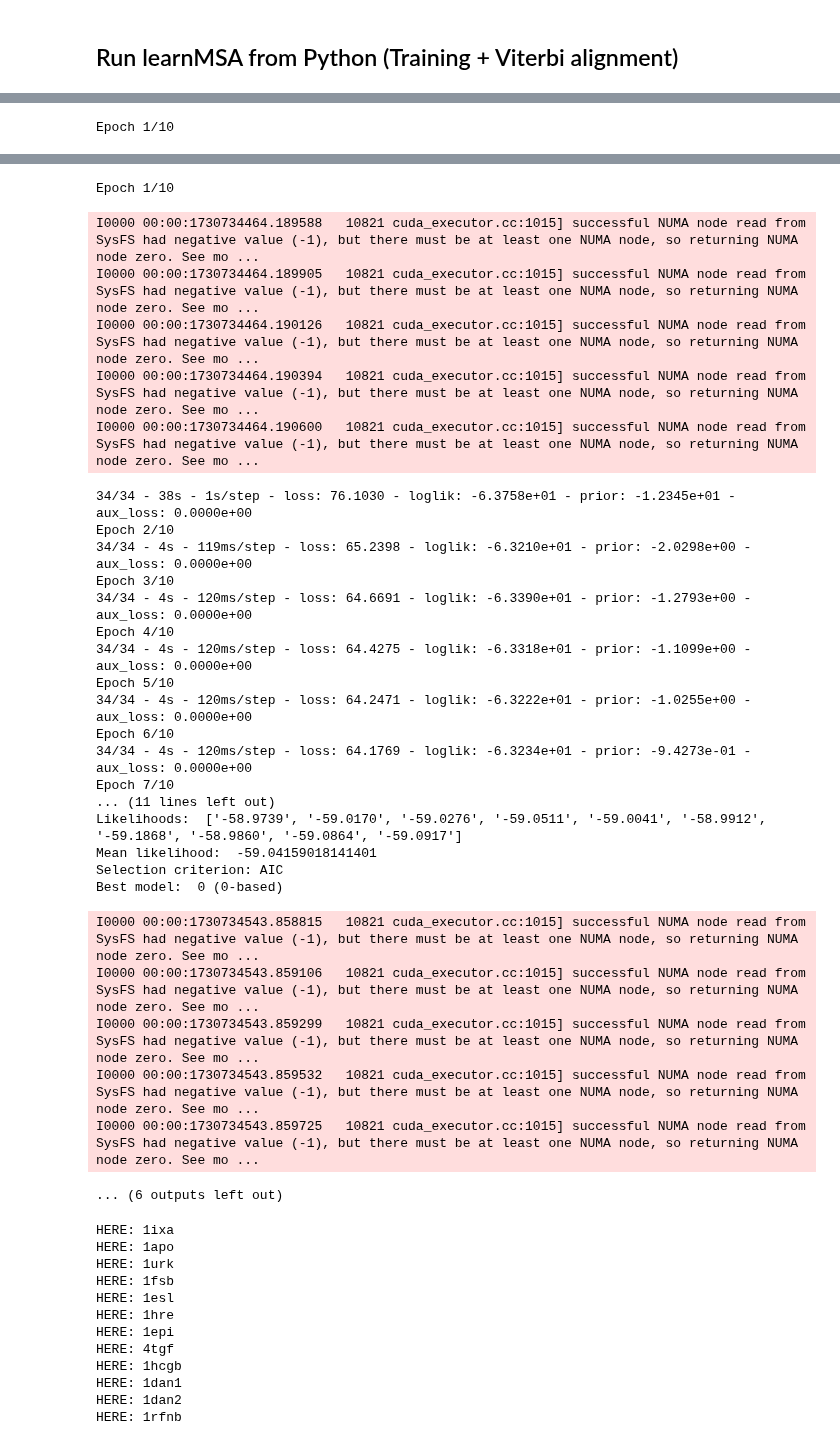
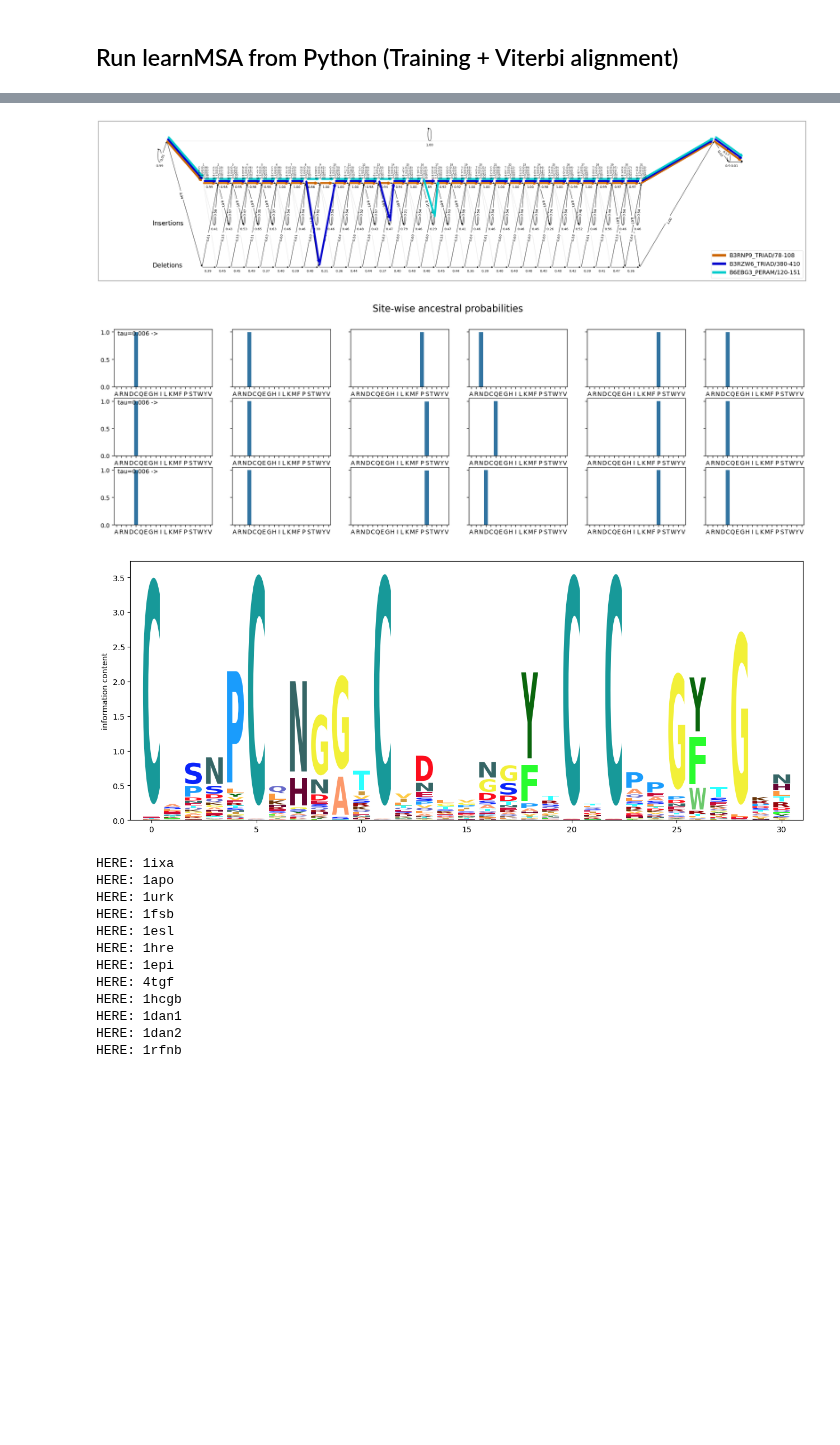
Before and after one commit to Gaius-Augustus/learnMSA, a Jupyter notebook: learnMSA_demo.ipynb, the cells around one changed output, grey strips where cells are left out. Cells and saved outputs as stored; diff of their text form; code cells hidden in the pictures; blank space fills up the shorter version.

```diff
--- a/learnMSA_demo.ipynb
+++ b/learnMSA_demo.ipynb
@@ -54,7 +42,6 @@ out_filename = "test/data/interactive.alignment.fasta"
 config = Configuration.make_default(num_models)
 with SequenceDataset(train_filename, fmt="fasta") as data:
     config["crop_long_seqs"] = int(np.ceil(2 * np.mean(data.seq_lens))) #comment out to disable cropping
-    config["max_surgery_runs"] = 2
     alignment_model = Align.run_learnMSA(data,
                                         out_filename,
                                         config,
@@ -88 +69,0 @@ I0000 00:00:1730734378.966208   10821 cuda_executor.cc:1015] successful NUMA nod
-Epoch 1/10
@@ -137,32 +70,6 @@ I0000 00:00:1730734460.587301   10821 cuda_executor.cc:1015] successful NUMA nod
-Epoch 1/10
-I0000 00:00:1730734464.189588   10821 cuda_executor.cc:1015] successful NUMA node read from SysFS had negative value (-1), but there must be at least one NUMA node, so returning NUMA node zero. See mo ...
-I0000 00:00:1730734464.189905   10821 cuda_executor.cc:1015] successful NUMA node read from SysFS had negative value (-1), but there must be at least one NUMA node, so returning NUMA node zero. See mo ...
-I0000 00:00:1730734464.190126   10821 cuda_executor.cc:1015] successful NUMA node read from SysFS had negative value (-1), but there must be at least one NUMA node, so returning NUMA node zero. See mo ...
-I0000 00:00:1730734464.190394   10821 cuda_executor.cc:1015] successful NUMA node read from SysFS had negative value (-1), but there must be at least one NUMA node, so returning NUMA node zero. See mo ...
-I0000 00:00:1730734464.190600   10821 cuda_executor.cc:1015] successful NUMA node read from SysFS had negative value (-1), but there must be at least one NUMA node, so returning NUMA node zero. See mo ...
-34/34 - 38s - 1s/step - loss: 76.1030 - loglik: -6.3758e+01 - prior: -1.2345e+01 - aux_loss: 0.0000e+00
-Epoch 2/10
-34/34 - 4s - 119ms/step - loss: 65.2398 - loglik: -6.3210e+01 - prior: -2.0298e+00 - aux_loss: 0.0000e+00
-Epoch 3/10
-34/34 - 4s - 120ms/step - loss: 64.6691 - loglik: -6.3390e+01 - prior: -1.2793e+00 - aux_loss: 0.0000e+00
-Epoch 4/10
-34/34 - 4s - 120ms/step - loss: 64.4275 - loglik: -6.3318e+01 - prior: -1.1099e+00 - aux_loss: 0.0000e+00
-Epoch 5/10
-34/34 - 4s - 120ms/step - loss: 64.2471 - loglik: -6.3222e+01 - prior: -1.0255e+00 - aux_loss: 0.0000e+00
-Epoch 6/10
-34/34 - 4s - 120ms/step - loss: 64.1769 - loglik: -6.3234e+01 - prior: -9.4273e-01 - aux_loss: 0.0000e+00
-Epoch 7/10
-... (11 lines left out)
-Likelihoods:  ['-58.9739', '-59.0170', '-59.0276', '-59.0511', '-59.0041', '-58.9912', '-59.1868', '-58.9860', '-59.0864', '-59.0917']
-Mean likelihood:  -59.04159018141401
-Selection criterion: AIC
-Best model:  0 (0-based)
-I0000 00:00:1730734543.858815   10821 cuda_executor.cc:1015] successful NUMA node read from SysFS had negative value (-1), but there must be at least one NUMA node, so returning NUMA node zero. See mo ...
-I0000 00:00:1730734543.859106   10821 cuda_executor.cc:1015] successful NUMA node read from SysFS had negative value (-1), but there must be at least one NUMA node, so returning NUMA node zero. See mo ...
-I0000 00:00:1730734543.859299   10821 cuda_executor.cc:1015] successful NUMA node read from SysFS had negative value (-1), but there must be at least one NUMA node, so returning NUMA node zero. See mo ...
-I0000 00:00:1730734543.859532   10821 cuda_executor.cc:1015] successful NUMA node read from SysFS had negative value (-1), but there must be at least one NUMA node, so returning NUMA node zero. See mo ...
-I0000 00:00:1730734543.859725   10821 cuda_executor.cc:1015] successful NUMA node read from SysFS had negative value (-1), but there must be at least one NUMA node, so returning NUMA node zero. See mo ...
-... (6 outputs left out)
+[figure, added]
+[figure, added]
+[figure, added]
 # %%
 !id_list=$(sed -n '/^>/p' {ref_filename} | sed 's/^.//') ; export MAX_N_PID_4_TCOFFEE=10000000 ; t_coffee -other_pg seq_reformat -in test/data/interactive.alignment.fasta -action +extract_seq_list ${{id_list[@]}} +rm_gap > test/data/interactive.projection.fasta
 # %% [output]
```
Also changed, not shown: parts of 3 cells of this notebook, 3 other files.
